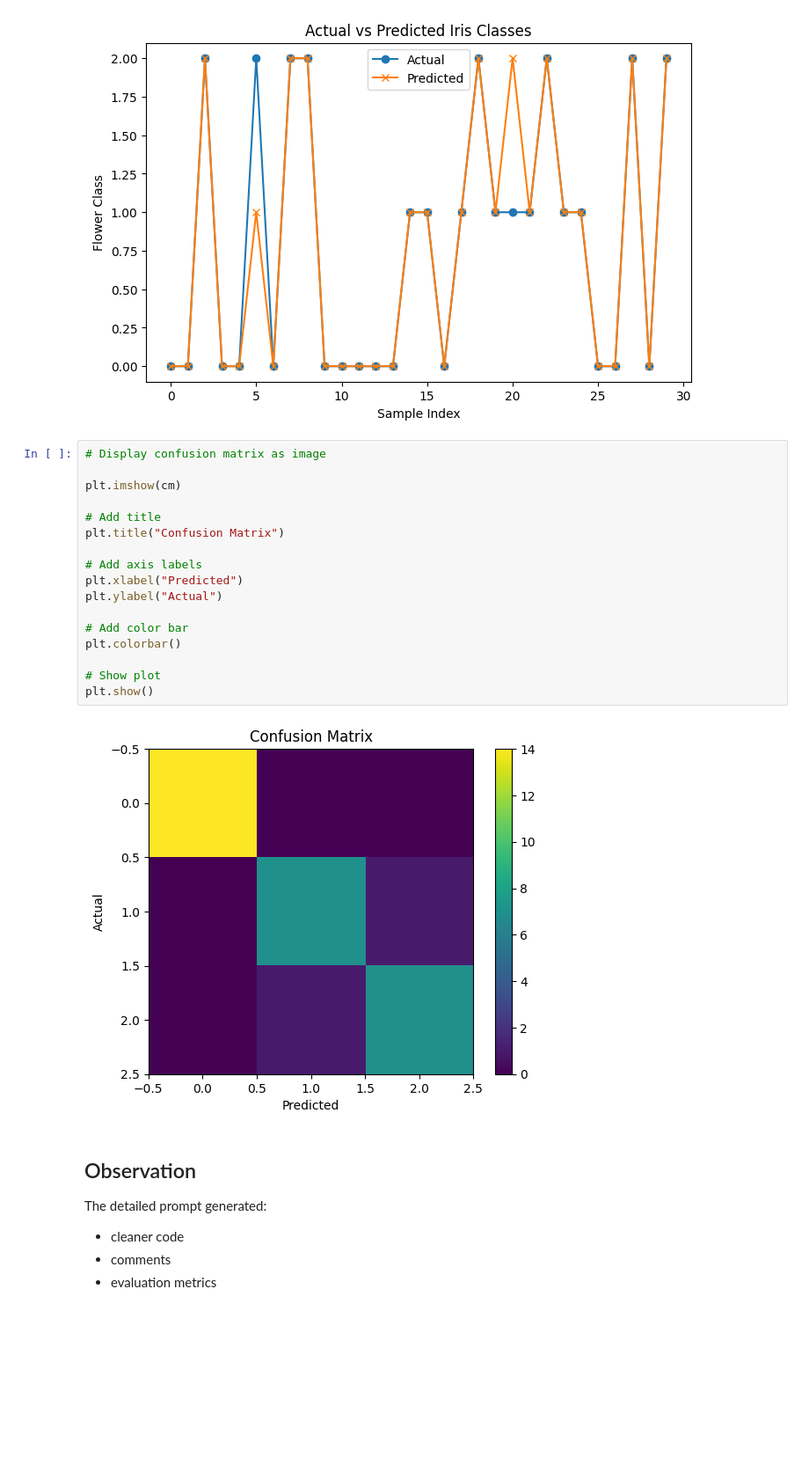
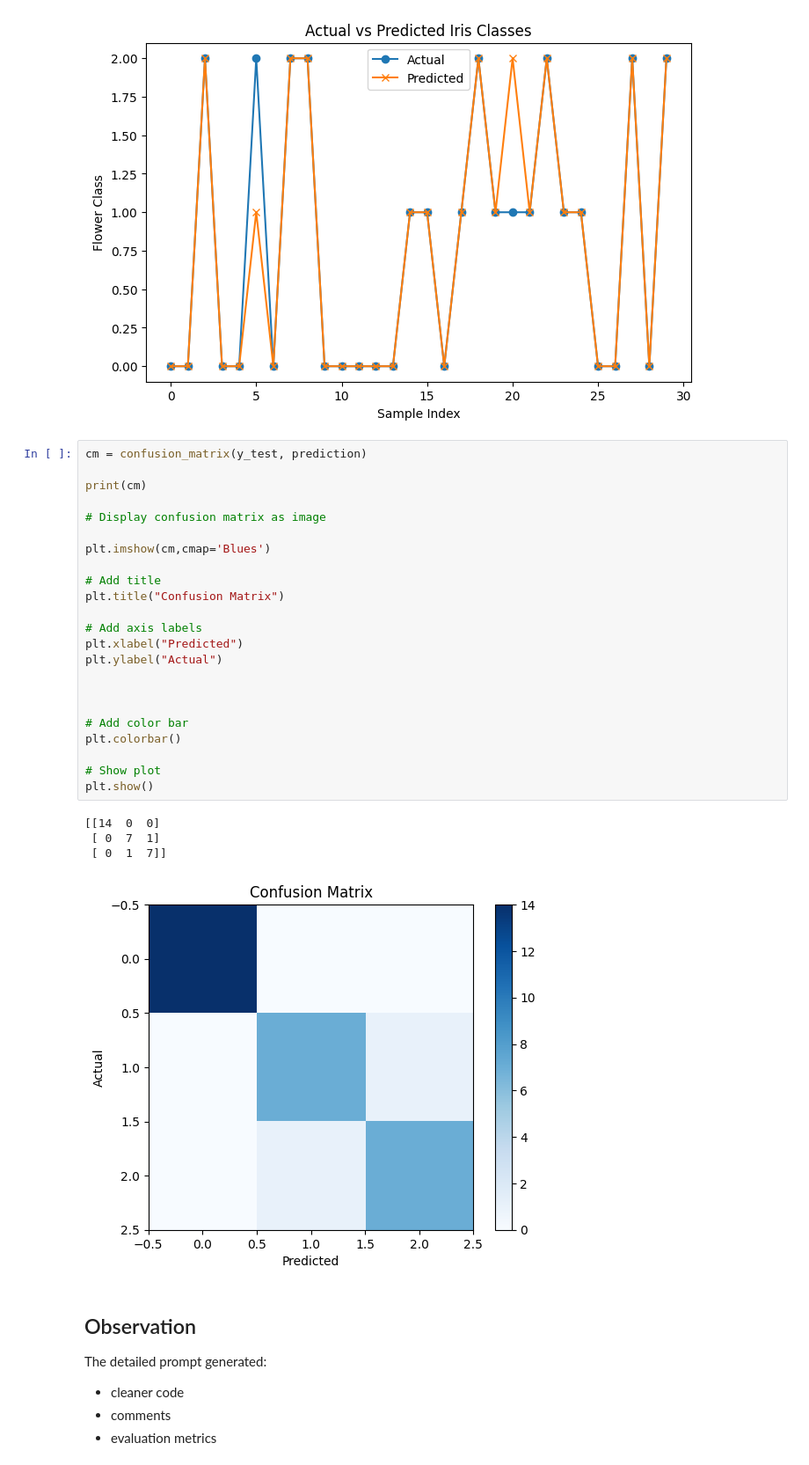
Before and after one commit to riziei/pandas-dataframe, a Jupyter notebook: AI_assistant_coding_d10/AI_code_generation.ipynb, the cells around one changed output. Shown at 88% size. Drawn from its saved outputs; the diff is of its cells as text; blank space fills up the shorter version.

```diff
--- a/AI_assistant_coding_d10/AI_code_generation.ipynb
+++ b/AI_assistant_coding_d10/AI_code_generation.ipynb
@@ -286,24 +283,33 @@ plt.show()
 # %% [output]
 [figure]
 # %%
+cm = confusion_matrix(y_test, prediction)
+
+print(cm)
+
 # Display confusion matrix as image
 
-plt.imshow(cm)
+plt.imshow(cm,cmap='Blues')
 
 # Add title
 plt.title("Confusion Matrix")
 
 # Add axis labels
 plt.xlabel("Predicted")
 plt.ylabel("Actual")
 
+
+
 # Add color bar
 plt.colorbar()
 
 # Show plot
 plt.show()
 # %% [output]
+[[14  0  0]
+ [ 0  7  1]
+ [ 0  1  7]]
-[figure, old version]
+[figure, new version]
 # %% [markdown]
 ## Observation
 
```
Also changed, not shown: parts of 24 cells of this notebook.
